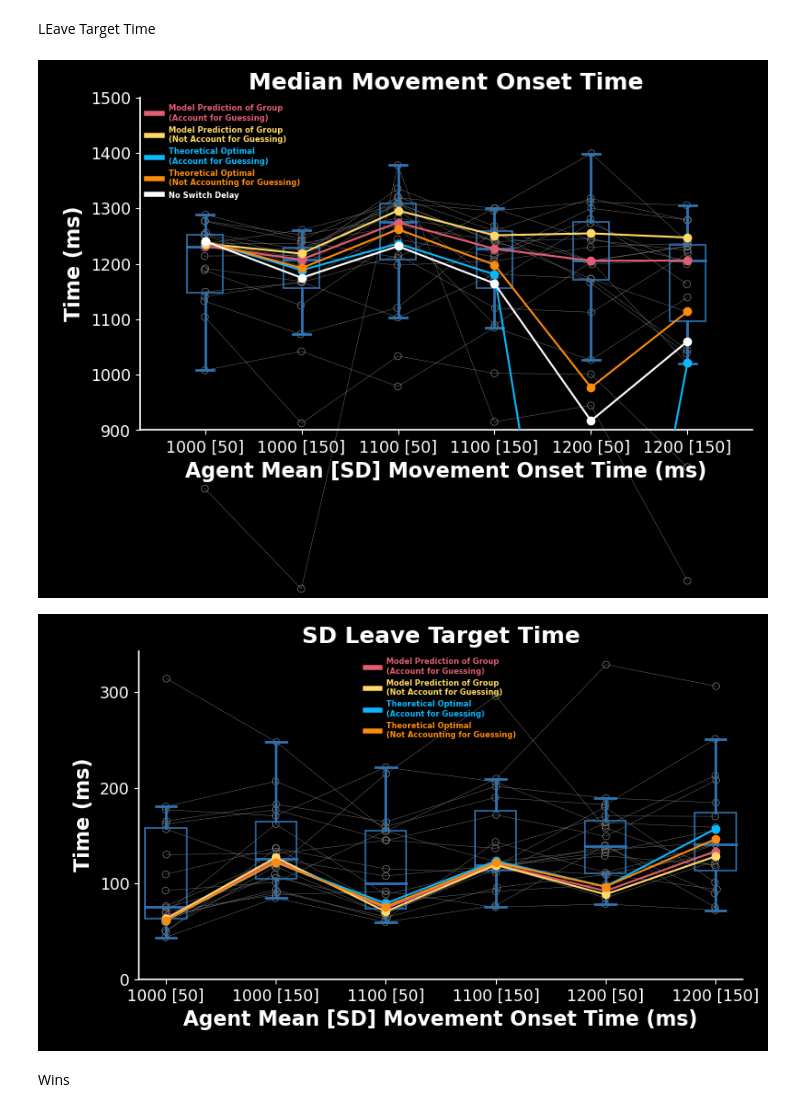
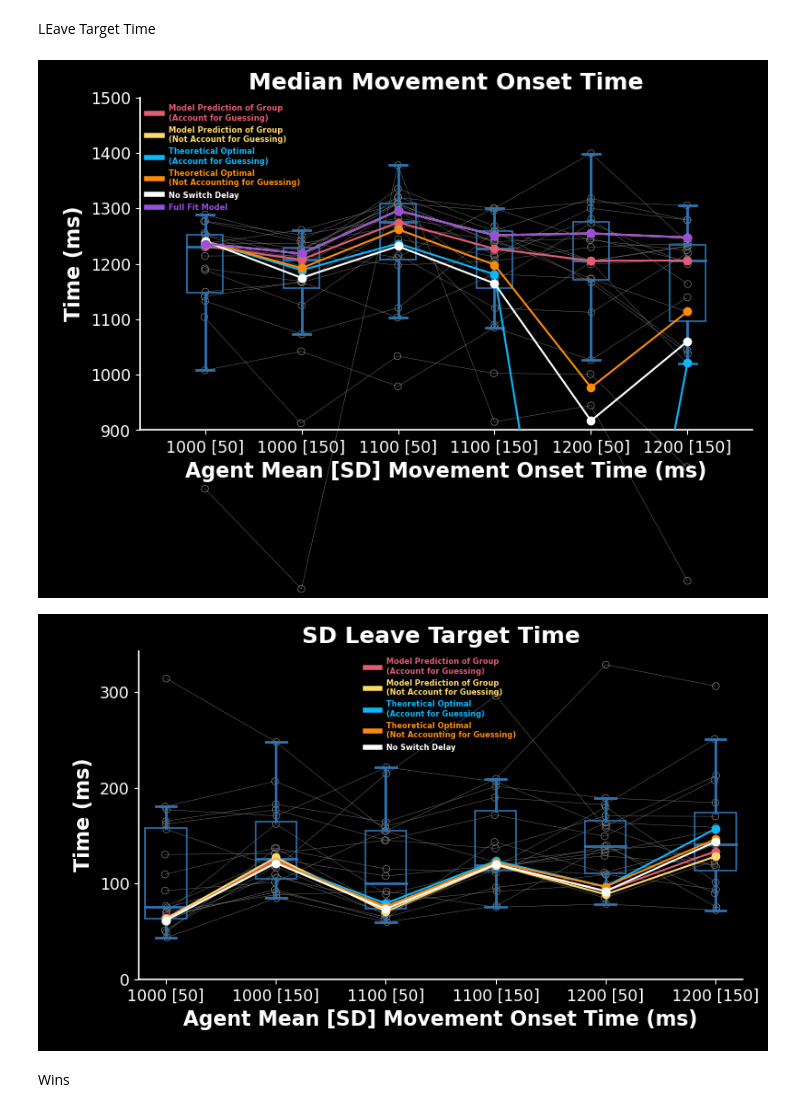
Before and after one commit to SethSullivan/MatchPennies-Agent-Expirement, a Jupyter notebook: scripts/optimal_model/Optimal_Stopping_Model_With_Data_Group.ipynb, the cells around one changed output. Drawn from its saved outputs; the diff is of its cells as text; code cells hidden in the pictures.

```diff
--- a/scripts/optimal_model/Optimal_Stopping_Model_With_Data_Group.ipynb
+++ b/scripts/optimal_model/Optimal_Stopping_Model_With_Data_Group.ipynb
@@ -58,7 +58,7 @@ perc_wins_both_reach = np.nanmean(group.score_metrics.wins_when_both_reach(perc=
 guess_sd             = np.nanmedian(np.nanstd(group.react_guess_movement_metrics.movement_onset_times('guess'), axis=2), axis=0)
 agent_sds            = np.nanmean(np.nanstd(group.raw_data.agent_task_leave_time, axis=2), axis=0)[:,np.newaxis]
 agent_means          = np.nanmean(np.nanmean(group.raw_data.agent_task_leave_time, axis=2), axis=0)[:,np.newaxis]
-
+gamble_leave_time_sd    = np.nanmedian(np.nanstd(group.react_guess_movement_metrics.movement_onset_times('guess'),axis=2),axis=0)
 #* Set win, incorrect, indecision reward if messing around with beta parameters
 win_reward = 1.0
 indecision_cost = 0.0
@@ -90,6 +90,30 @@ model_no_switch  = ModelConstructor(
     incorrect_cost=incorrect_cost,
     indecision_cost=indecision_cost,
 )
+# %%
+model_full_fit = ModelConstructor(
+    experiment=experiment,
+    num_blocks=it.num_blocks,
+    num_timesteps=1800,
+    BETA_ON=False,
+    agent_means=agent_means,
+    agent_sds=agent_sds,
+    reaction_time=np.array([rt, rt]),
+    movement_time=np.array([mt, mt]),
+    reaction_sd=np.array([rt_sd, rt_sd]),
+    movement_sd=np.array([mt_sd, mt_sd]),
+    timing_sd=np.array([time_sd, time_sd]),
+    perc_wins_when_both_reach=perc_wins_both_reach,
+    guess_switch_delay=np.array([[60, 0]]).T, # Designed like this for broadcasting reasons
+    guess_switch_sd=np.array([[30, 0]]).T,
+    electromechanical_delay=np.array([[50, 50]]).T,
+    guess_sd = np.array([gamble_leave_time_sd,gamble_leave_time_sd]), # This includes electromechanical delay
+    switch_cost_exists=True,
+    expected=True,  # Aka we run the model if they EXPECT no guess switch
+    win_reward=win_reward,
+    incorrect_cost=incorrect_cost,
+    indecision_cost=indecision_cost,
+)
 # %% [markdown]
 Run model with switch cost
 # %%
@@ -181,6 +201,10 @@ model_unknown_switch.fit_model(
     model_unknown_switch.player_behavior.wtd_leave_time,
     np.nanmedian(np.nanmedian(group.movement_metrics.movement_onset_times('task'), axis=2), axis=0),
 )
+model_full_fit.fit_model(
+    model_full_fit.player_behavior.wtd_leave_time,
+    np.nanmedian(np.nanmedian(group.movement_metrics.movement_onset_times('task'), axis=2), axis=0),
+)
 # %% [markdown]
 # NOTE
 # %% [markdown]
@@ -217,6 +241,7 @@ So the function call is associated with the object
 get_no_metric = model_no_switch.results.get_metric
 get_known_metric = model_known_switch.results.get_metric
 get_unknown_metric = model_unknown_switch.results.get_metric
+get_full_fit_metric = model_full_fit.results.get_metric
 # %% [markdown]
 # Plots
 # %%
@@ -274,6 +299,7 @@ LEave Target Time
 metric = np.nanmedian(group.movement_metrics.movement_onset_times('task'), axis=2)
 
 no_switch_metric = get_no_metric(model_no_switch.player_behavior.wtd_leave_time,metric_type='true',decision_type='optimal')
+full_fit_metric = get_full_fit_metric(model_full_fit.player_behavior.wtd_leave_time,metric_type='true',decision_type='fit')
 known_optimal_metric = get_known_metric(model_known_switch.player_behavior.wtd_leave_time, metric_type='true',decision_type='optimal')
 known_player_metric = get_known_metric(model_known_switch.player_behavior.wtd_leave_time, metric_type='true',decision_type='fit')
 unknown_optimal_metric = get_unknown_metric(model_unknown_switch.player_behavior.wtd_leave_time, metric_type='true',decision_type='optimal')
@@ -287,6 +313,7 @@ pf.multiple_models_boxplot(
     ax,
     metric,
     show_boxplot=True,
+    full_fit = full_fit_metric,
     no_switch = no_switch_metric,
     known_player=known_player_metric,
     unknown_player=unknown_player_metric,
@@ -310,41 +337,44 @@ plt.show()
 
 if True:
     metric = np.nanstd(group.movement_metrics.movement_onset_times('task'), axis=2)
+
+    no_switch_metric = get_no_metric(model_no_switch.player_behavior.wtd_leave_time_sd, metric_type='true',decision_type='optimal')
     known_optimal_metric = get_known_metric(model_known_switch.player_behavior.wtd_leave_time_sd, metric_type='true',decision_type='optimal')
     known_player_metric = get_known_metric(model_known_switch.player_behavior.wtd_leave_time_sd, metric_type='true',decision_type='fit')
     unknown_optimal_metric = get_unknown_metric(model_unknown_switch.player_behavior.wtd_leave_time_sd, metric_type='true',decision_type='optimal')
     unknown_player_metric = get_unknown_metric(model_unknown_switch.player_behavior.wtd_leave_time_sd, metric_type='true',decision_type='fit')
     w, h = 10, 6
     axmain, ax = pf.make_figure_panel(figsize=(w, h), inset_size=(1.3, 0.9, w - 1.4, h - 1.3))
     xlocs = np.linspace(0, w, num=len(it.trial_block_titles))
     ylocs = np.arange(0, 400, 100)
     bw = 0.75
     pf.multiple_models_boxplot(
         ax,
         metric,
         show_boxplot=True,
+        no_switch = no_switch_metric,
         known_player=known_player_metric,
         unknown_player=unknown_player_metric,
         known_optimal=known_optimal_metric,
         unknown_optimal=unknown_optimal_metric,
         xlocs=xlocs,
         box_width=bw,
         colors=wheel.seth_blue,
     )
 
     ax.set_xticks(xlocs), ax.set_yticks(ylocs)
     ax.set_xticklabels(it.trial_block_titles)
     ax.set_xlabel(it.xlabel)
     ax.set_ylabel("Time (ms)")
     ax.set_title("SD Leave Target Time")
     # ax.plot(xlocs,get_unknown_metric(np.sqrt(model_unknown_switch.player_behavior.guess_reach_time_sd**2)))
     if save:
         plt.savefig(SAVE_PATH + "mean_leave_target_time_with_optimal_simulation", dpi=400, transparent=True)
     axmain.set_axis_off()
     plt.show()
 # %% [output]
-[figure, old version]
+[figure, new version]
-[figure, old version]
+[figure, new version]
 # %% [markdown]
 Wins
 # %%
```
Also changed, not shown: parts of 2 cells of this notebook.
